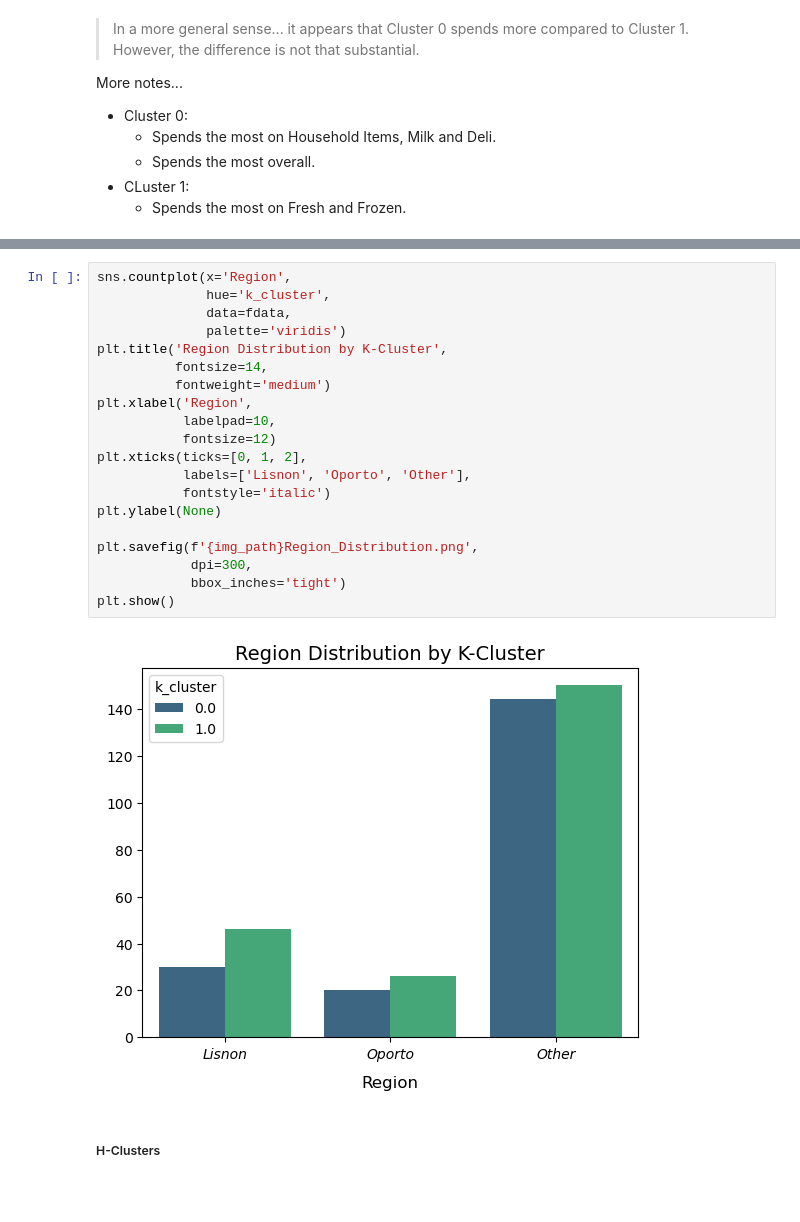
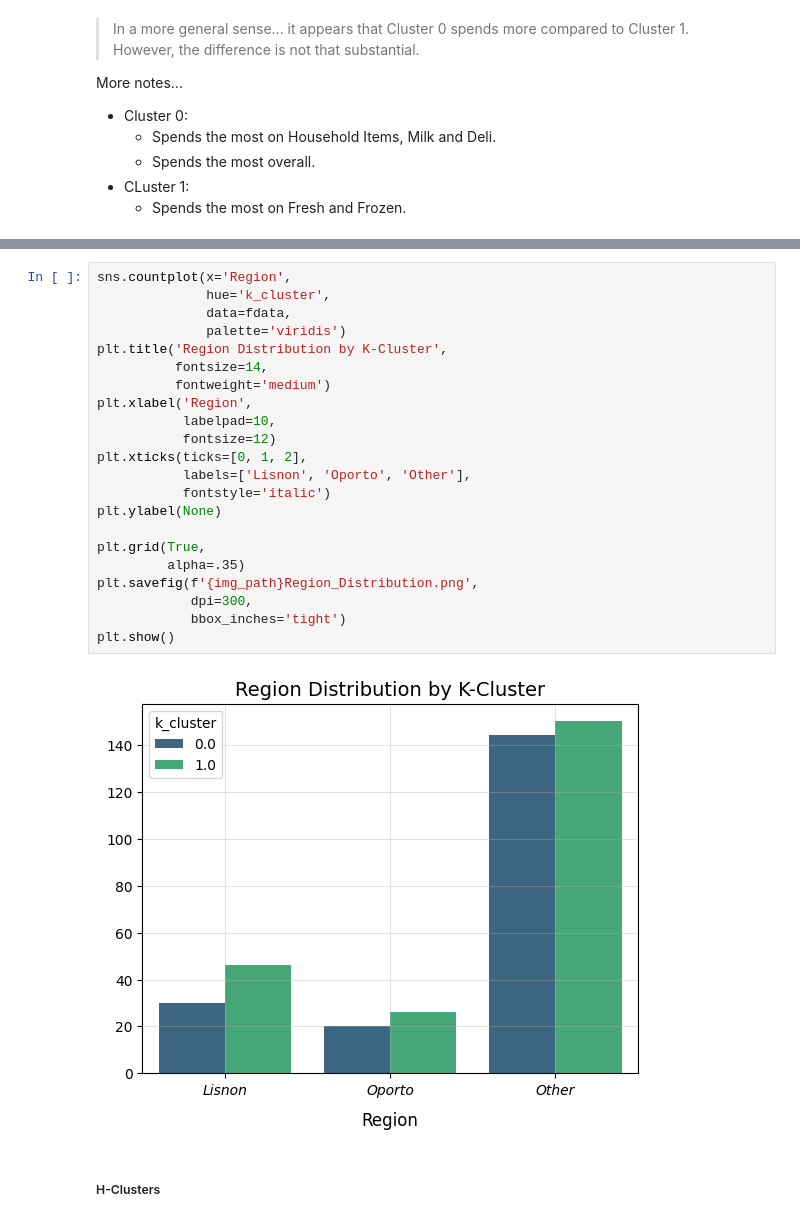
Before and after one commit to kangelamw/ang-lhl-ml-project-unsupervised-learning, a Jupyter notebook: Unsupervised Learning - Project.ipynb, the cells around one changed output, grey strips where cells are left out. Cells and saved outputs as stored; diff of their text form; blank space fills up the shorter version.

```diff
--- a/Unsupervised Learning - Project.ipynb
+++ b/Unsupervised Learning - Project.ipynb
@@ -999,25 +1111,27 @@ plt.show()
 # %%
 sns.countplot(x='Region',
               hue='k_cluster',
               data=fdata,
               palette='viridis')
 plt.title('Region Distribution by K-Cluster',
           fontsize=14,
           fontweight='medium')
 plt.xlabel('Region',
            labelpad=10,
            fontsize=12)
 plt.xticks(ticks=[0, 1, 2],
            labels=['Lisnon', 'Oporto', 'Other'],
            fontstyle='italic')
 plt.ylabel(None)
 
+plt.grid(True,
+         alpha=.35)
 plt.savefig(f'{img_path}Region_Distribution.png',
             dpi=300,
             bbox_inches='tight')
 plt.show()
 # %% [output]
-[figure, old version]
+[figure, new version]
 # %% [markdown]
 ##### H-Clusters
 # %%
```
Also changed, not shown: parts of 28 cells of this notebook, 11 other files.
